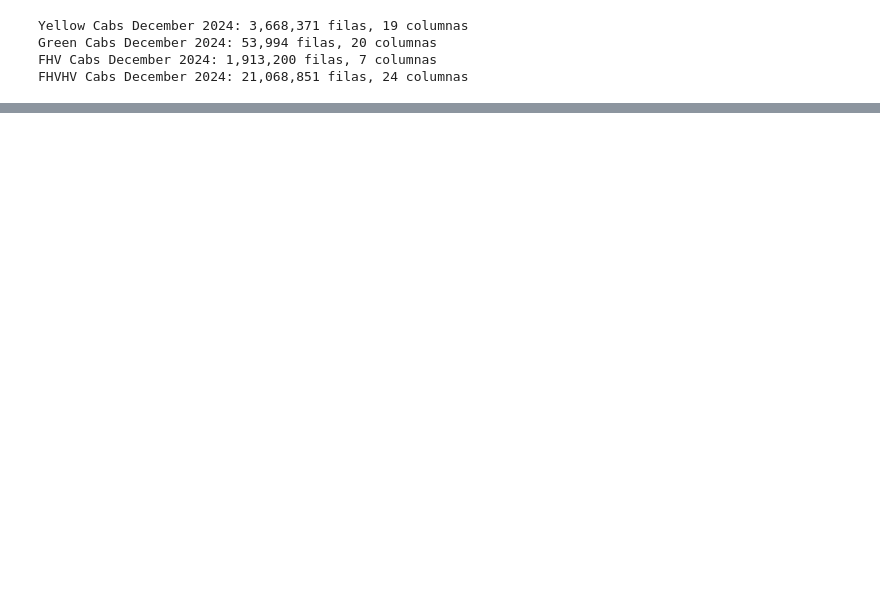
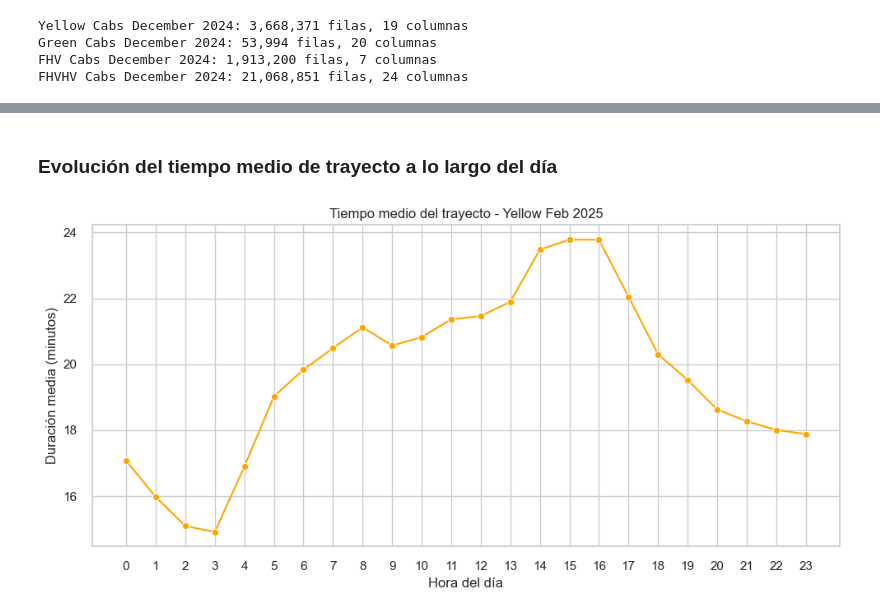
Before and after one commit to renerubio/NYC-TAXI, a Jupyter notebook: NYC_Taxi.ipynb, the cells around one changed output, grey strips where cells are left out. Drawn from its saved outputs; the diff is of its cells as text; code cells hidden in the pictures; blank space fills up the shorter version.

```diff
--- a/NYC_Taxi.ipynb
+++ b/NYC_Taxi.ipynb
@@ -386,0 +139,12 @@ plot_heatmap_top5(green_df_2024_12, "Green Cabs", "Diciembre 2024")
+# %%
+# Definimos todos los datasets con sus nombres
+datasets = {
+    "Yellow Feb 2025": yellow_df_2025_02,
+    "Green Feb 2025": green_df_2025_02,
+    "FHV Feb 2025": fhv_df_2025_02,
+    "FHVHV Feb 2025": fhvhv_df_2025_02,
+    "Yellow Dec 2024": yellow_df_2024_12,
+    "Green Dec 2024": green_df_2024_12,
+    "FHV Dec 2024": fhv_df_2024_12,
+    "FHVHV Dec 2024": fhvhv_df_2024_12
+}
@@ -386,0 +1353,6 @@ plot_heatmap_top5(green_df_2024_12, "Green Cabs", "Diciembre 2024")
+# %%
+# Aplicar la limpieza de outliers y relaciones anómalas
+normalized_datasets["Yellow Feb 2025"] = limpiar_dataset_con_regresion(normalized_datasets["Yellow Feb 2025"])
+normalized_datasets["Yellow Dec 2024"] = limpiar_dataset_con_regresion(normalized_datasets["Yellow Dec 2024"])
+normalized_datasets["Green Feb 2025"] = limpiar_dataset_con_regresion(normalized_datasets["Green Feb 2025"])
+normalized_datasets["Green Dec 2024"] = limpiar_dataset_con_regresion(normalized_datasets["Green Dec 2024"])
@@ -386,0 +1877,36 @@ plot_heatmap_top5(green_df_2024_12, "Green Cabs", "Diciembre 2024")
+# %% [markdown]
+### Evolución del tiempo medio de trayecto a lo largo del día
+# %%
+def plot_tiempo_medio_por_hora(df, titulo="Duración media del trayecto por hora"):
+    """
+    Grafica la duración media (minutos) del trayecto a lo largo del día.
+    """
+    df = df.copy()
+
+    # Detectar columnas de fecha
+    if 'pickup_datetime' in df.columns:
+        df['hora'] = pd.to_datetime(df['pickup_datetime']).dt.hour
+        df['duracion_min'] = (pd.to_datetime(df['dropoff_datetime']) - pd.to_datetime(df['pickup_datetime'])).dt.total_seconds() / 60
+    else:
+        print("No se encontró columna de pickup válida.")
+        return
+
+    df = df[df['duracion_min'] > 0]
+
+    # Agrupar por hora
+    media_por_hora = df.groupby('hora')['duracion_min'].mean()
+
+    # Plot
+    plt.figure(figsize=(10, 5))
+    sns.lineplot(x=media_por_hora.index, y=media_por_hora.values, marker="o", color="orange")
+    plt.title(titulo)
+    plt.xlabel("Hora del día")
+    plt.ylabel("Duración media (minutos)")
+    plt.xticks(range(0, 24))
+    plt.grid(True)
+    plt.tight_layout()
+    plt.show()
+
+plot_tiempo_medio_por_hora(normalized_datasets["Yellow Feb 2025"], "Tiempo medio del trayecto - Yellow Feb 2025")
+# %% [output]
+[figure, added]
```
Also changed, not shown: parts of 100 cells of this notebook.
